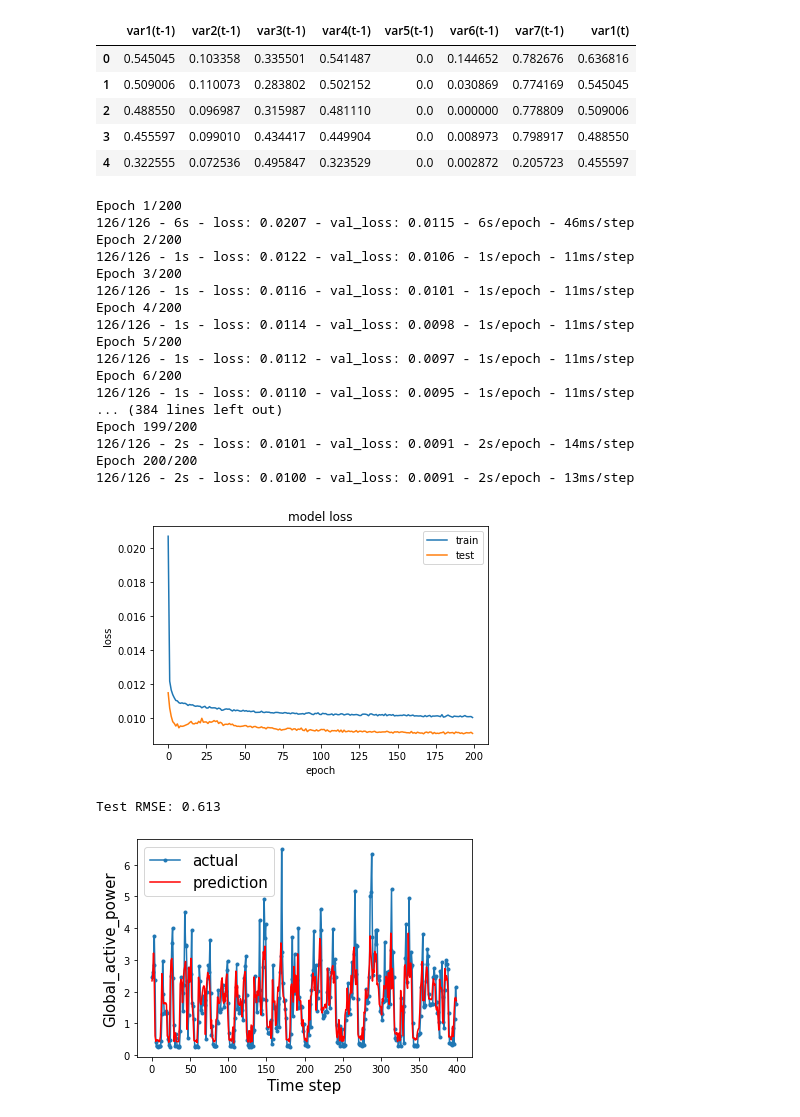
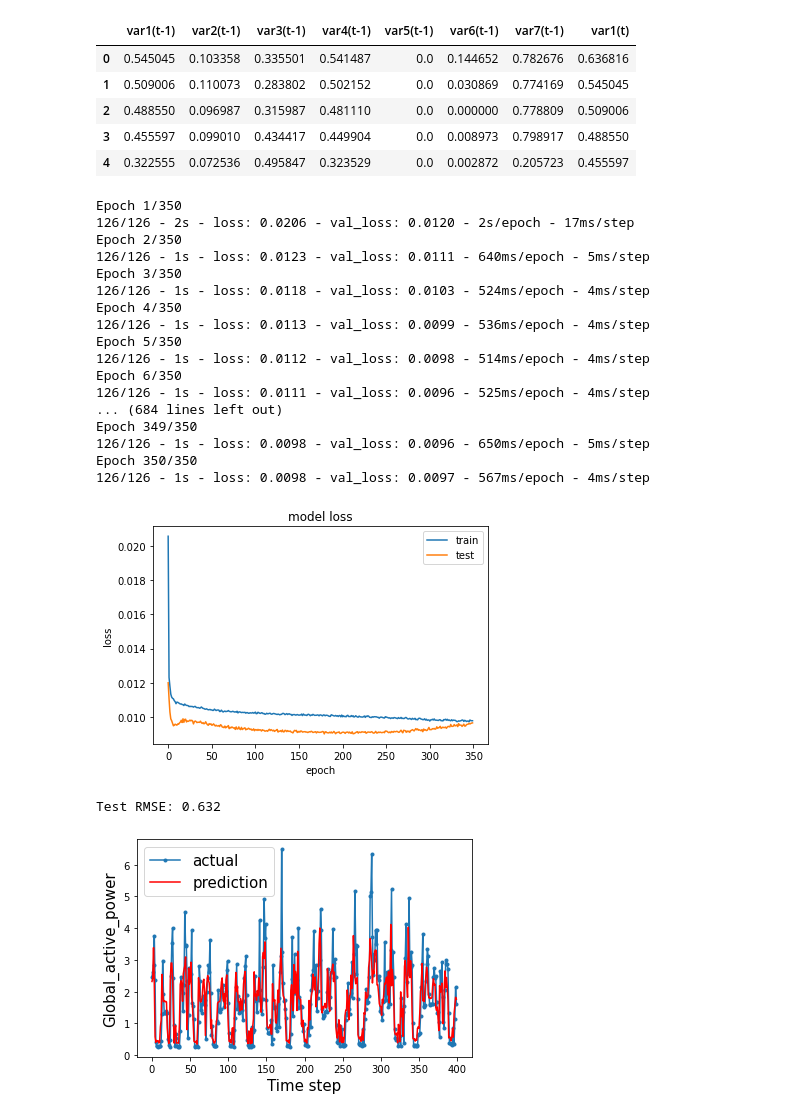
Before and after one commit to rakiiibul/House-hold-electrice-power-consumptiuon_LSTM, a Jupyter notebook: main.ipynb, the cells around one changed output. Cells and saved outputs as stored; diff of their text form; code cells hidden in the pictures.

```diff
--- a/main.ipynb
+++ b/main.ipynb
@@ -35,7 +35,7 @@ from keras.layers.convolutional import Conv1D
 from keras.layers.convolutional import MaxPooling1D
 from keras.layers import Dropout
 # %%
-df = pd.read_csv('dataset/household_power_consumption.txt',sep = ';',
+df = pd.read_csv('household_power_consumption.txt',sep = ';',
                 parse_dates={'dt':['Date','Time']},
                 infer_datetime_format=True,
                 low_memory=False, na_values=['nan','?'],
@@ -156,60 +156,42 @@ test_x = test_x.reshape((test_x.shape[0], 1, test_x.shape[1]))
 # %%
 model = Sequential()
 model.add(LSTM(100, input_shape=(train_x.shape[1], train_x.shape[2])))
 model.add(Dropout(0.2))
 #    model.add(LSTM(70))
 #    model.add(Dropout(0.3))
 model.add(Dense(1))
 model.compile(loss='mean_squared_error', optimizer='adam')
 
 
 
 # fit network
-history = model.fit(train_x, train_y, epochs=200, batch_size=70, validation_data=(test_x, test_y), verbose=2, shuffle=False)
+history = model.fit(train_x, train_y, epochs=350, batch_size=70, validation_data=(test_x, test_y), verbose=2, shuffle=False)
 
 # summarize history for loss
 plt.plot(history.history['loss'])
 plt.plot(history.history['val_loss'])
 plt.title('model loss')
 plt.ylabel('loss')
 plt.xlabel('epoch')
 plt.legend(['train', 'test'], loc='upper right')
 plt.show()
-
-
-
-# make a prediction
-yhat = model.predict(test_x)
-test_x = test_x.reshape((test_x.shape[0], 7))
-# invert scaling for forecast
-inv_yhat = np.concatenate((yhat, test_x[:, -6:]), axis=1)
-inv_yhat = scaler.inverse_transform(inv_yhat)
-inv_yhat = inv_yhat[:,0]
-# invert scaling for actual
-test_y = test_y.reshape((len(test_y), 1))
-inv_y = np.concatenate((test_y, test_x[:, -6:]), axis=1)
-inv_y = scaler.inverse_transform(inv_y)
-inv_y = inv_y[:,0]
-# calculate RMSE
-rmse = np.sqrt(mean_squared_error(inv_y, inv_yhat))
-print('Test RMSE: %.3f' % rmse)
 # %% [output]
-Epoch 1/200
-126/126 - 6s - loss: 0.0207 - val_loss: 0.0115 - 6s/epoch - 46ms/step
-Epoch 2/200
-126/126 - 1s - loss: 0.0122 - val_loss: 0.0106 - 1s/epoch - 11ms/step
-Epoch 3/200
-126/126 - 1s - loss: 0.0116 - val_loss: 0.0101 - 1s/epoch - 11ms/step
-Epoch 4/200
-126/126 - 1s - loss: 0.0114 - val_loss: 0.0098 - 1s/epoch - 11ms/step
-Epoch 5/200
-126/126 - 1s - loss: 0.0112 - val_loss: 0.0097 - 1s/epoch - 11ms/step
-Epoch 6/200
-126/126 - 1s - loss: 0.0110 - val_loss: 0.0095 - 1s/epoch - 11ms/step
-... (384 lines left out)
-Epoch 199/200
-126/126 - 2s - loss: 0.0101 - val_loss: 0.0091 - 2s/epoch - 14ms/step
-Epoch 200/200
-126/126 - 2s - loss: 0.0100 - val_loss: 0.0091 - 2s/epoch - 13ms/step
+Epoch 1/350
+126/126 - 2s - loss: 0.0206 - val_loss: 0.0120 - 2s/epoch - 17ms/step
+Epoch 2/350
+126/126 - 1s - loss: 0.0123 - val_loss: 0.0111 - 640ms/epoch - 5ms/step
+Epoch 3/350
+126/126 - 1s - loss: 0.0118 - val_loss: 0.0103 - 524ms/epoch - 4ms/step
+Epoch 4/350
+126/126 - 1s - loss: 0.0113 - val_loss: 0.0099 - 536ms/epoch - 4ms/step
+Epoch 5/350
+126/126 - 1s - loss: 0.0112 - val_loss: 0.0098 - 514ms/epoch - 4ms/step
+Epoch 6/350
+126/126 - 1s - loss: 0.0111 - val_loss: 0.0096 - 525ms/epoch - 4ms/step
+... (684 lines left out)
+Epoch 349/350
+126/126 - 1s - loss: 0.0098 - val_loss: 0.0096 - 650ms/epoch - 5ms/step
+Epoch 350/350
+126/126 - 1s - loss: 0.0098 - val_loss: 0.0097 - 567ms/epoch - 4ms/step
-[figure, old version]
+[figure, new version]
-Test RMSE: 0.613
+Test RMSE: 0.632
@@ -222,4 +220,4 @@ plt.xlabel('Time step', size=15)
 plt.legend(fontsize=15)
 plt.show()
 # %% [output]
-[figure, old version]
+[figure, new version]
```
Also changed, not shown: parts of 1 cell of this notebook.
